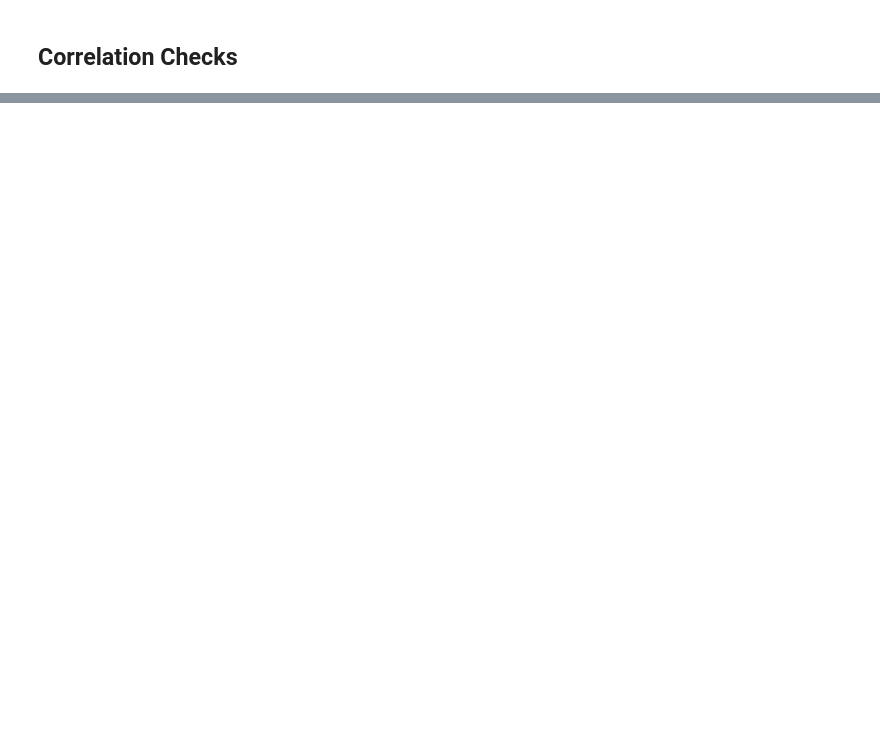
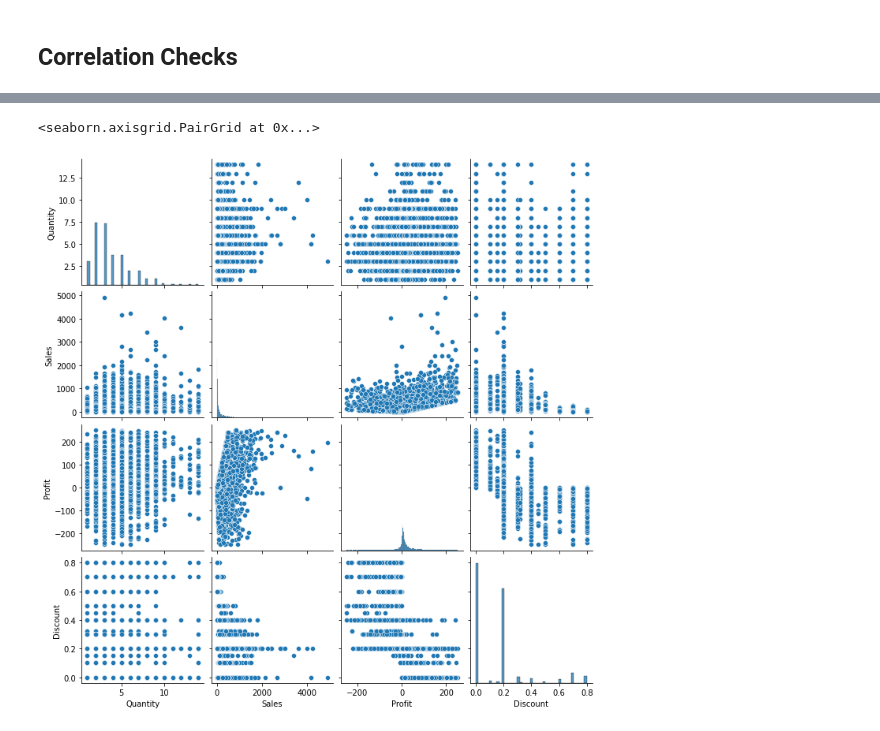
Before and after one commit to henryscheible/dali_data_challenge, a Jupyter notebook: analysis.ipynb, the cells around one changed output, grey strips where cells are left out. Saved outputs shown, nothing was run; the diff lists cells and outputs as text; code cells hidden in the pictures; blank space fills up the shorter version.

```diff
--- a/analysis.ipynb
+++ b/analysis.ipynb
@@ -476,0 +495,6 @@ Category_num, Sub-Category_num *(this correlatoin isn't relevant: every subcateg
+# %%
+data = df.loc[(df["Profit"] > -250) & (df["Profit"] < 250) & (df["Sales"] < 5000)]
+sns.pairplot(data[["Quantity", "Sales", "Profit", "Discount"]])
+# %% [output]
+<seaborn.axisgrid.PairGrid at 0x...>
+[figure, added]
```
Also changed, not shown: parts of 41 cells of this notebook.
